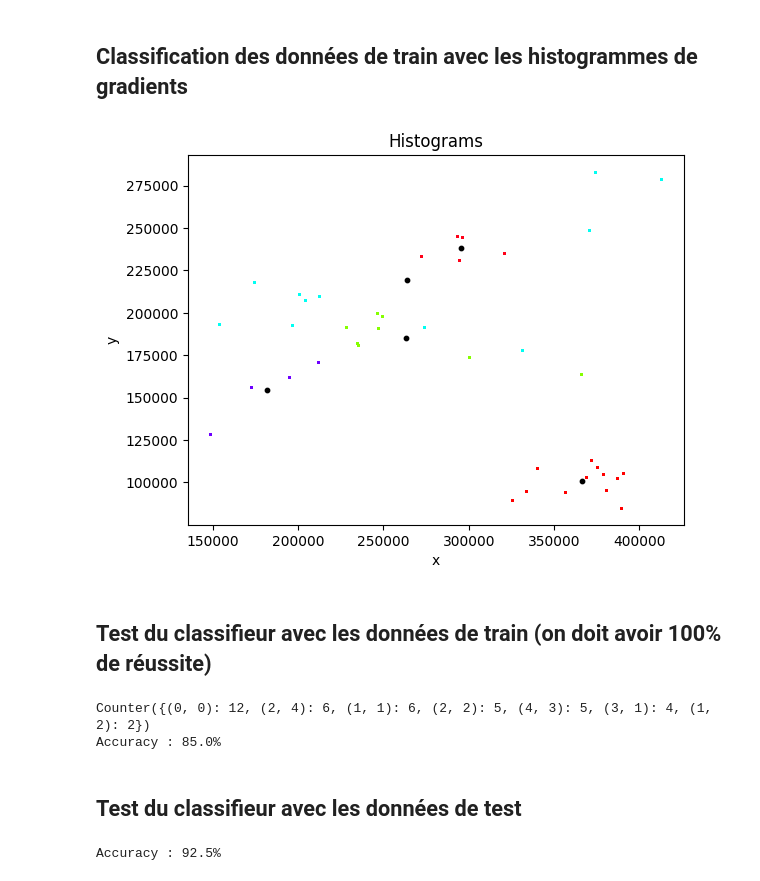
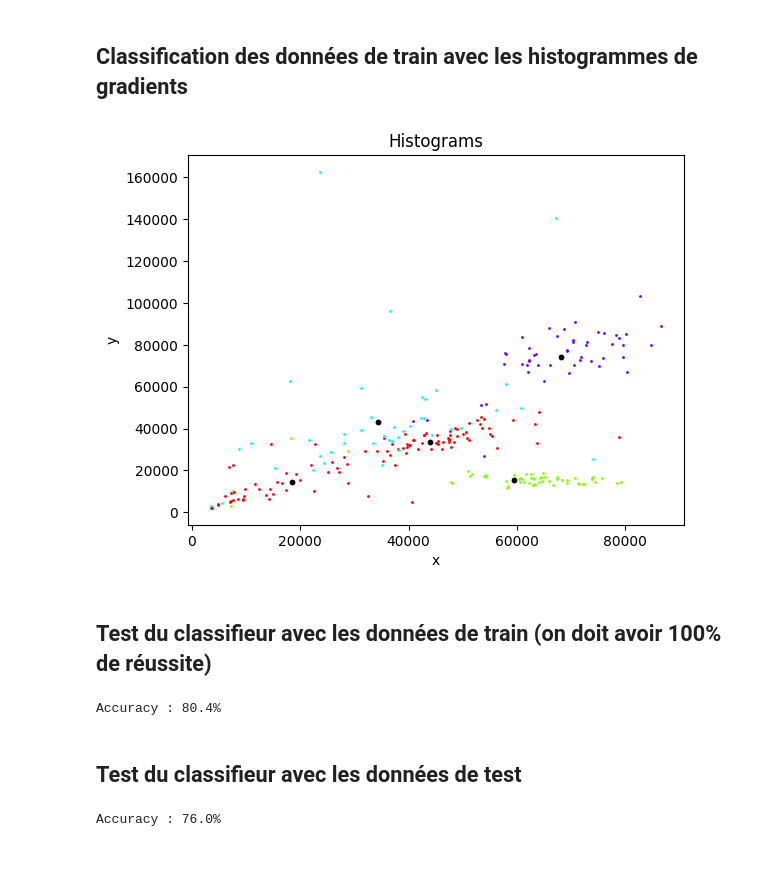
Before and after one commit to ljsp/Synthese-Classification-Textures, a Jupyter notebook: classification.ipynb, the cells around one changed output. Cells and saved outputs as stored; diff of their text form; code cells hidden in the pictures.

```diff
--- a/classification.ipynb
+++ b/classification.ipynb
@@ -94,7 +145,7 @@ def train_test(filenames, patch_size):
         for x in range(0, np_sample_img.shape[0], patch_size):
             for y in range(0, np_sample_img.shape[1], patch_size):
                 patch = np_sample_img[x:x + patch_size, y:y + patch_size]
-                img_data.append((patch, i))
+                img_data.append((patch, filenames[i]))
 
     random.shuffle(img_data)
     half = int(len(img_data) / 2)
@@ -199,11 +247,13 @@ Les l'ensemble des patchs et divisé en 2 pour optimiser la classification (trai
 # %%
 filenames = ["Colored_Brodatz/D1_COLORED.tif",
              "Colored_Brodatz/D2_COLORED.tif",
-             "Colored_Brodatz/D3_COLORED.tif",
-             "Colored_Brodatz/D4_COLORED.tif",
-             "Colored_Brodatz/D5_COLORED.tif"]
+             "Colored_Brodatz/D28_COLORED.tif",
+             "Colored_Brodatz/D45_COLORED.tif",
+             "Colored_Brodatz/D40_COLORED.tif"]
 
-train_data, test_data = train_test(filenames, 160)
+train_data, test_data = train_test(filenames, 64)
+
+nb_bins = 8
 # %%
 print(test_data[0][0][1])
 # %% [output]
@@ -228,7 +278,7 @@ print("Patch label : {}".format(label))
 
 img = Image.fromarray(tuple[0])
 img_gray = img.convert('L')
-histogram = HOG(img_gray, 11)
+histogram = HOG(img_gray, nb_bins)
 print(histogram)
 
 #print image and histogram
@@ -236,7 +286,6 @@ fig = plt.figure()
 ax = fig.add_subplot(1,2,1)
 ax.imshow(img_gray, cmap='gray')
 ax = fig.add_subplot(1,2,2)
-ax.bar(np.arange(11), histogram)
+ax.bar(np.arange(nb_bins), histogram)
 plt.show()
-plt.savefig("HOG.png")
 # %% [output]
@@ -250,58 +298,51 @@ Patch label : 2
 ## Calcul des histogrammes de gradients
 # %%
 train_histograms = []
+train_labels = []
 for i in range(len(train_data)):
     for j in range(len(train_data[i])):
         img = Image.fromarray(train_data[i][j][0])
         img_gray = img.convert('L')
-        histogram = HOG(img_gray, 11)
+        histogram = HOG(img_gray, nb_bins)
         train_histograms.append(histogram)
+        train_labels.append(train_data[i][j][1])
 # %% [markdown]
 ## Classification des données de train avec les histogrammes de gradients
 # %%
-centers, clusters = k_means(train_histograms, 5, 300)
+#centers, clusters = k_means(train_histograms, 5, 300)
+centers, clusters, cluster_labels = labeled_k_means(train_histograms, train_labels, 5, 300)
+
 cmap = get_cmap(len(clusters))
 
 fig = plt.figure()
 plt.title("Histograms")
 plt.xlabel("x")
 plt.ylabel("y")
 for i in range(len(clusters)):
     x = []
     y = []
     for j in range(len(clusters[i])):
         x.append(clusters[i][j][0])
         y.append(clusters[i][j][1])
     plt.scatter(x, y, s=1, color=cmap(i))
 
 for i in range(len(centers)):
     plt.scatter(centers[i][0], centers[i][1], color='black', s=10)
 plt.show()
 # %% [output]
-[figure, old version]
+[figure, new version]
 # %% [markdown]
 ## Test du classifieur avec les données de train (on doit avoir 100% de réussite)
 # %%
-predictions = predict(train_histograms, centers)
+train_predictions = predict_with_labels(train_histograms, centers, cluster_labels)
+correct = 0
+for i in range(len(train_labels)):
+    if train_predictions[i] == train_labels[i]:
+        correct += 1
 
-labels = []
-for i in range(len(train_data)):
-    for j in range(len(train_data[i])):
-        labels.append(train_data[i][j][1])
-
-
-matched_pairs = [(predictions[i], labels[i]) for i in range(len(labels))]
-print(Counter(matched_pairs))
-
-values = Counter(matched_pairs).most_common(5)
-correct = 0
-for i in range(5):
-    correct += values[i][1]
-
-print("Accuracy : {}%".format(correct / len(predictions) * 100))
+print("Accuracy : {}%".format(correct / len(train_predictions) * 100))
 # %% [output]
-Counter({(0, 0): 12, (2, 4): 6, (1, 1): 6, (2, 2): 5, (4, 3): 5, (3, 1): 4, (1, 2): 2})
-Accuracy : 85.0%
+Accuracy : 80.4%
 # %% [markdown]
 ## Test du classifieur avec les données de test
 # %%
@@ -315,18 +358,11 @@ for i in range(len(test_data)):
 # %%
-test_predictions = predict(test_histograms, centers)
+test_predictions = predict_with_labels(test_histograms, centers, cluster_labels)
 
-test_labels = []
-for i in range(len(test_data)):
-    for j in range(len(test_data[i])):
-        test_labels.append(test_data[i][j][1])
+correct = 0
+for i in range(len(test_labels)):
+    if test_predictions[i] == test_labels[i]:
+        correct += 1
 
-matched_pairs = [(test_predictions[i], test_labels[i]) for i in range(len(test_labels))]
-
-values = Counter(matched_pairs).most_common(5)
-correct = 0
-for i in range(5):
-    correct += values[i][1]
-
-print("Accuracy : {}%".format(correct / len(predictions) * 100))
+print("Accuracy : {}%".format(correct / len(test_predictions) * 100))
 # %% [output]
-Accuracy : 92.5%
+Accuracy : 76.0%
```
Also changed, not shown: parts of 17 cells of this notebook, 6 other files.
